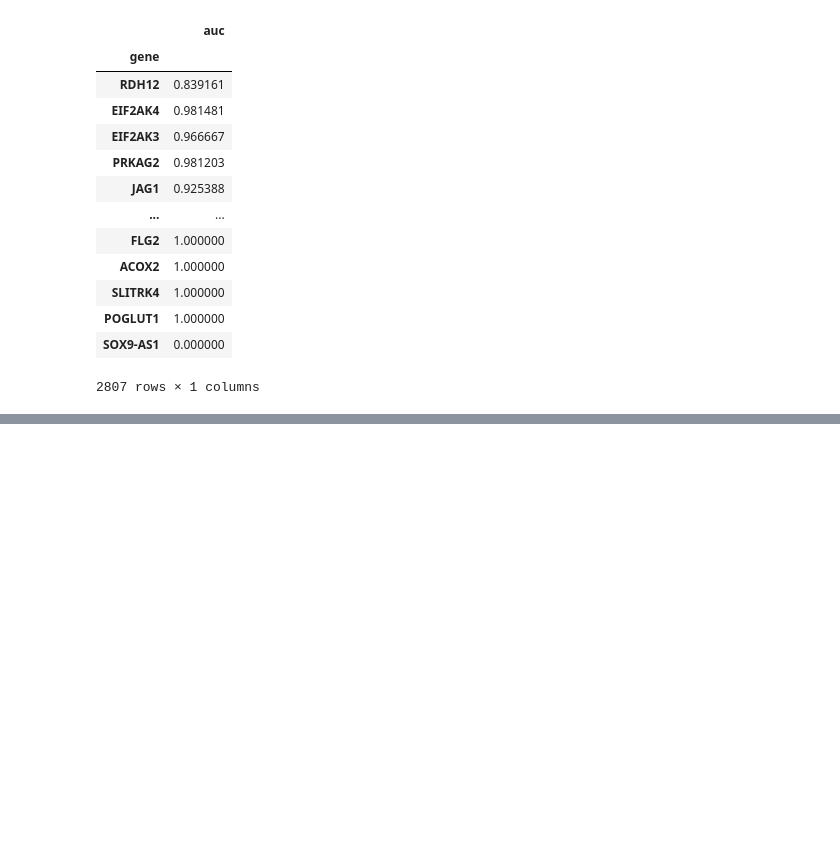
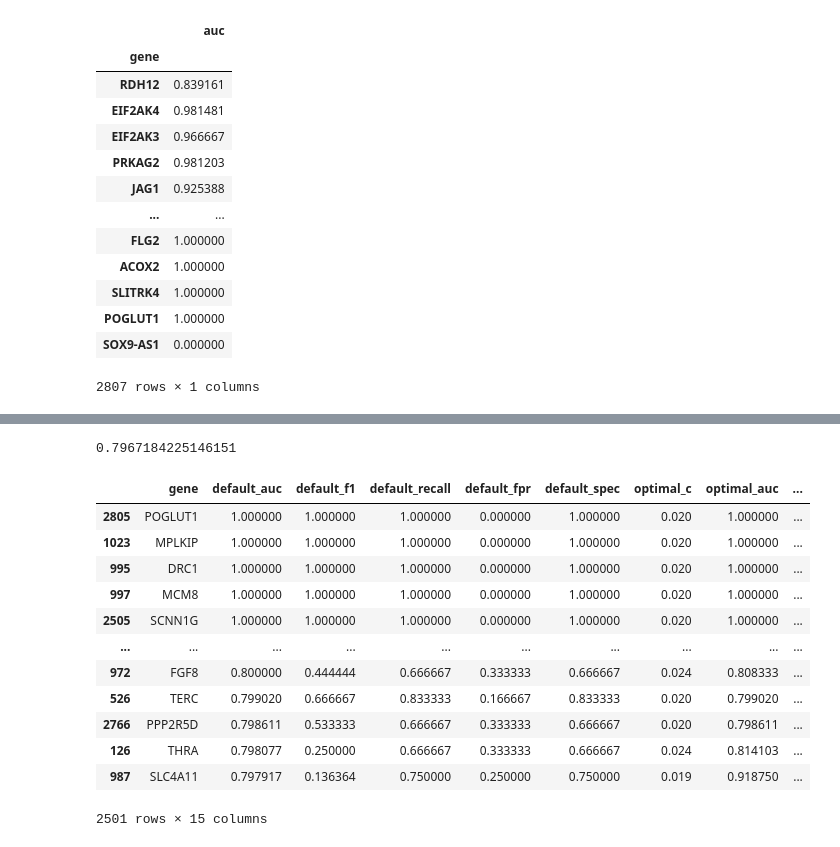
Before and after one commit to SietsmaRJ/dsls_master_thesis, a Jupyter notebook: side_scripts/Notebook_29042020.ipynb, the cells around one changed output, grey strips where cells are left out. Drawn from its saved outputs; the diff is of its cells as text; code cells hidden in the pictures; blank space fills up the shorter version.

```diff
--- a/side_scripts/Notebook_29042020.ipynb
+++ b/side_scripts/Notebook_29042020.ipynb
@@ -1212,0 +1277,20 @@ And a minimum AUC of: 0.6466460268317854 and maximum of: 0.6466460268317854
+# %%
+mean_data = data['default_auc'].mean()
+std_data_3 = data['default_auc'].std()
+print(mean_data - std_data_3)
+data[data['default_auc'] > (mean_data - std_data_3)].sort_values(by='default_auc', ascending=False)
+# %% [output]
+0.7967184225146151
+|  | gene | default_auc | default_f1 | default_recall | default_fpr | default_spec | optimal_c | optimal_auc | ... |
+| 2805 | POGLUT1 | 1.000000 | 1.000000 | 1.000000 | 0.000000 | 1.000000 | 0.020 | 1.000000 | ... |
+| 1023 | MPLKIP | 1.000000 | 1.000000 | 1.000000 | 0.000000 | 1.000000 | 0.020 | 1.000000 | ... |
+| 995 | DRC1 | 1.000000 | 1.000000 | 1.000000 | 0.000000 | 1.000000 | 0.020 | 1.000000 | ... |
+| 997 | MCM8 | 1.000000 | 1.000000 | 1.000000 | 0.000000 | 1.000000 | 0.020 | 1.000000 | ... |
+| 2505 | SCNN1G | 1.000000 | 1.000000 | 1.000000 | 0.000000 | 1.000000 | 0.020 | 1.000000 | ... |
+| ... | ... | ... | ... | ... | ... | ... | ... | ... | ... |
+| 972 | FGF8 | 0.800000 | 0.444444 | 0.666667 | 0.333333 | 0.666667 | 0.024 | 0.808333 | ... |
+| 526 | TERC | 0.799020 | 0.666667 | 0.833333 | 0.166667 | 0.833333 | 0.020 | 0.799020 | ... |
+| 2766 | PPP2R5D | 0.798611 | 0.533333 | 0.666667 | 0.333333 | 0.666667 | 0.020 | 0.798611 | ... |
+| 126 | THRA | 0.798077 | 0.250000 | 0.666667 | 0.333333 | 0.666667 | 0.024 | 0.814103 | ... |
+| 987 | SLC4A11 | 0.797917 | 0.136364 | 0.750000 | 0.250000 | 0.750000 | 0.019 | 0.918750 | ... |
+2501 rows × 15 columns
```
Also changed, not shown: parts of 7 cells of this notebook.
